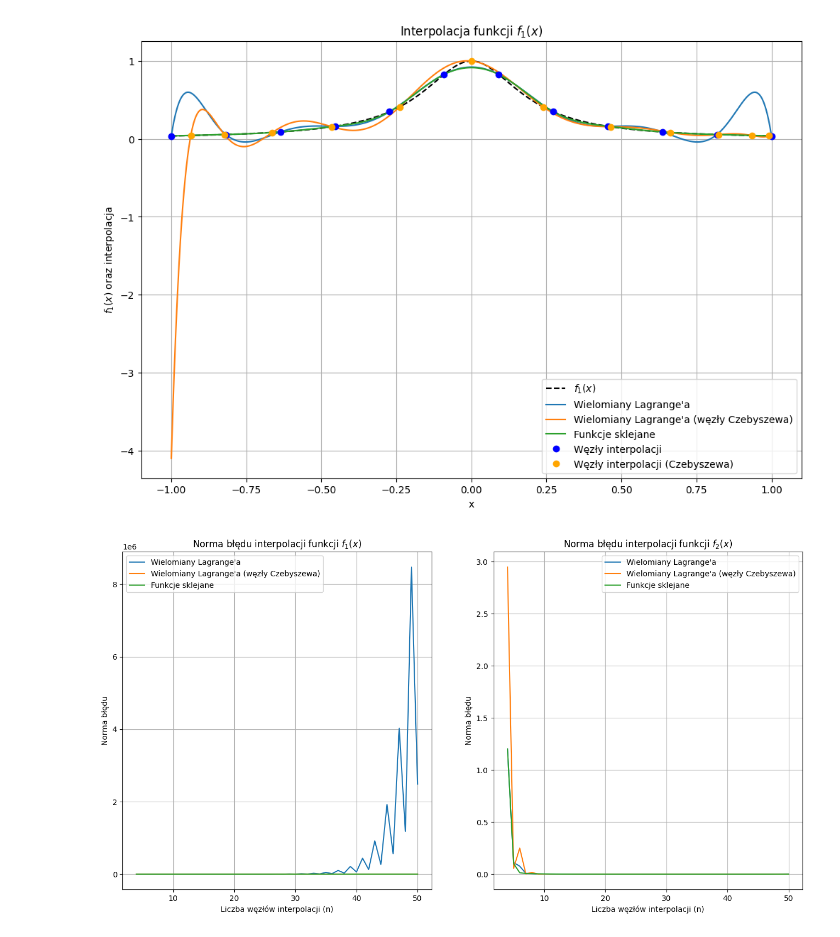
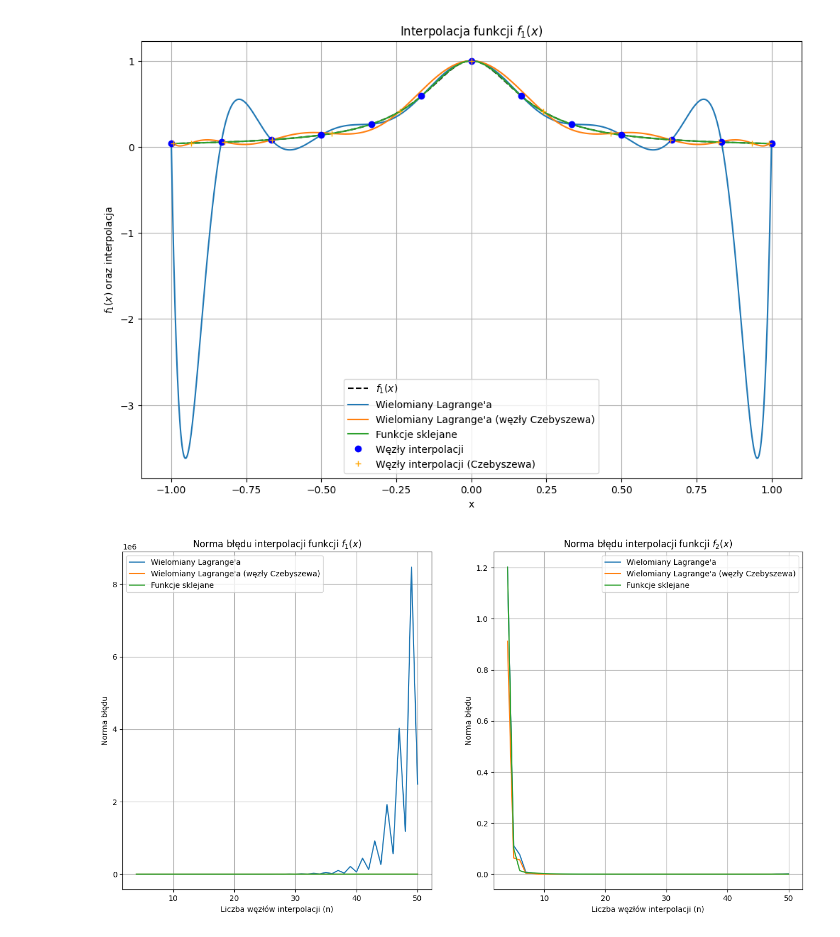
Before and after one commit to Fisieekk/MOwNiT, a Jupyter notebook: Lab4/1.ipynb, the cells around one changed output. Drawn from its saved outputs; the diff is of its cells as text; code cells hidden in the pictures.

```diff
--- a/Lab4/1.ipynb
+++ b/Lab4/1.ipynb
@@ -32,7 +32,7 @@ def cubic_spline_interpolation(x, nodes, values):
 #Węzły Czebyszewa
 def chebyshev_nodes(a, b, n):
 
-    theta = np.pi * (2*np.arange(n) + 1) / (2*n+2)
+    theta = np.pi * (2*np.arange(n) + 1) / (2*n)
     x = np.cos(theta)
     x_transformed = a + (b - a) * (x + 1) / 2
 
@@ -43,31 +43,31 @@ titles = ['Wielomiany Lagrange\'a','Wielomiany Lagrange\'a (węzły Czebyszewa)'
 # %%
 def plot_interpolation(f, interpolation_methods, titles):
     x = np.linspace(-1, 1, 1000)
     f_values = f(x)
 
     plt.figure(figsize=(12, 8))
     plt.plot(x, f_values, label='$f_1(x)$', color='black', linestyle='--')
 
     for method, title in zip(interpolation_methods, titles):
         if title == 'Wielomiany Lagrange\'a (węzły Czebyszewa)':
-            nodes=chebyshev_nodes(-1, 1, 12)
+            nodes=chebyshev_nodes(-1, 1, 13)
             interpol_values = method(x, nodes, f(nodes))
         else:
             nodes = np.linspace(-1, 1, 13)
             interpol_values = method(x, nodes, f(nodes))
         plt.plot(x, interpol_values,label=title)
     plt.plot(nodes, f(nodes), 'ro',label='Węzły interpolacji',markerfacecolor='blue', markeredgecolor='blue')
-    plt.plot(chebyshev_nodes(-1, 1, 12), f(chebyshev_nodes(-1, 1, 12)), 'ro',label='Węzły interpolacji (Czebyszewa)',markerfacecolor='orange', markeredgecolor='orange')
+    plt.plot(chebyshev_nodes(-1, 1, 13), f(chebyshev_nodes(-1, 1, 13)), '+',label='Węzły interpolacji (Czebyszewa)',markerfacecolor='orange', markeredgecolor='orange')
     plt.xlabel('x')
     plt.ylabel('$f_1(x)$ oraz interpolacja')
     plt.title('Interpolacja funkcji $f_1(x)$')
     plt.legend()
     plt.grid(True)
     plt.show()
 
 plot_interpolation(f1, interpolation_methods, titles)
 # %% [output]
-[figure, old version]
+[figure, new version]
 # %%
 def plot_interpolation_errors(f1,f2, interpolation_methods, titles):
     x = np.linspace(-1, 1, 1000)
@@ -116,4 +116,4 @@ def plot_interpolation_errors(f1,f2, interpolation_methods, titles):
 
 plot_interpolation_errors(f1,f2, interpolation_methods, titles)
 # %% [output]
-[figure, old version]
+[figure, new version]
```
